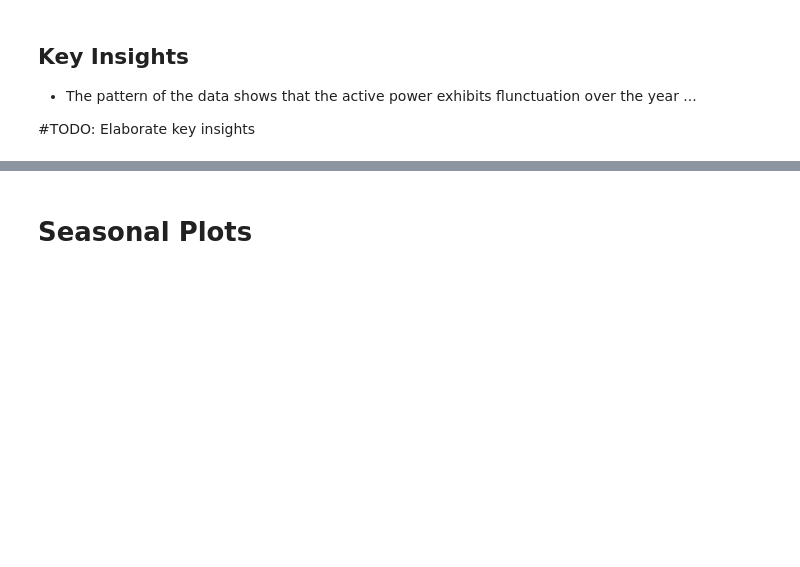
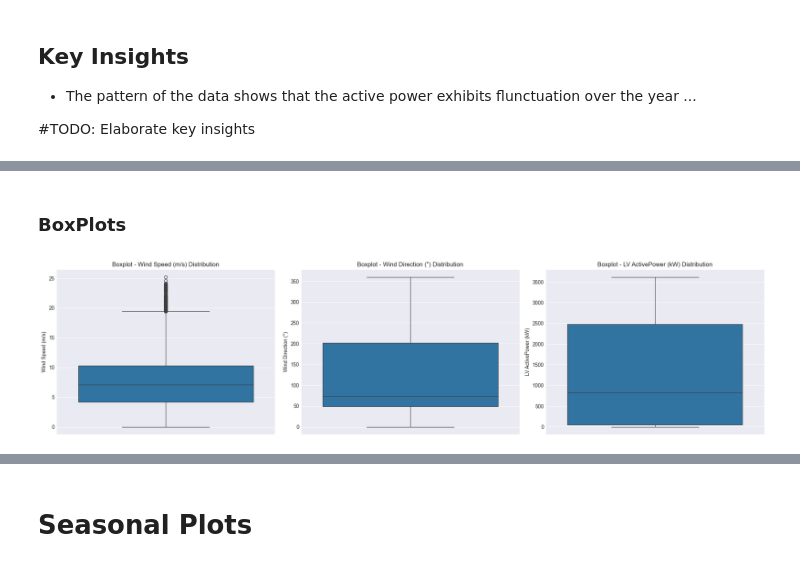
Before and after one commit to JotaN98/MScDataScience_AI, a Jupyter notebook: Final Project/final_project.ipynb, the cells around one changed output, grey strips where cells are left out. Cells and saved outputs as stored; diff of their text form; code cells hidden in the pictures; blank space fills up the shorter version.

```diff
--- a/Final Project/final_project.ipynb
+++ b/Final Project/final_project.ipynb
@@ -85,0 +99,24 @@ plt.show()
+# %% [markdown]
+### BoxPlots
+# %%
+fig, axes = plt.subplots(1, 3, figsize=(20, 5))
+
+#Boxplot for wind speed
+sns.boxplot(y=df['Wind Speed (m/s)'], ax=axes[0])
+axes[0].set_title('Boxplot - Wind Speed (m/s) Distribution')
+axes[0].set_ylabel('Wind Speed (m/s)')
+
+# Boxplot for wind direction
+sns.boxplot(y=df['Wind Direction (°)'], ax=axes[1])
+axes[1].set_title('Boxplot - Wind Direction (°) Distribution')
+axes[1].set_ylabel('Wind Direction (°)')
+
+# Boxplot for Active Power
+sns.boxplot(y=df['LV ActivePower (kW)'], ax=axes[2])
+axes[2].set_title('Boxplot - LV ActivePower (kW) Distribution')
+axes[2].set_ylabel('LV ActivePower (kW)')
+
+plt.tight_layout()
+plt.show()
+# %% [output]
+[figure, added]
```
Also changed, not shown: parts of 10 cells of this notebook, 1 other file.
